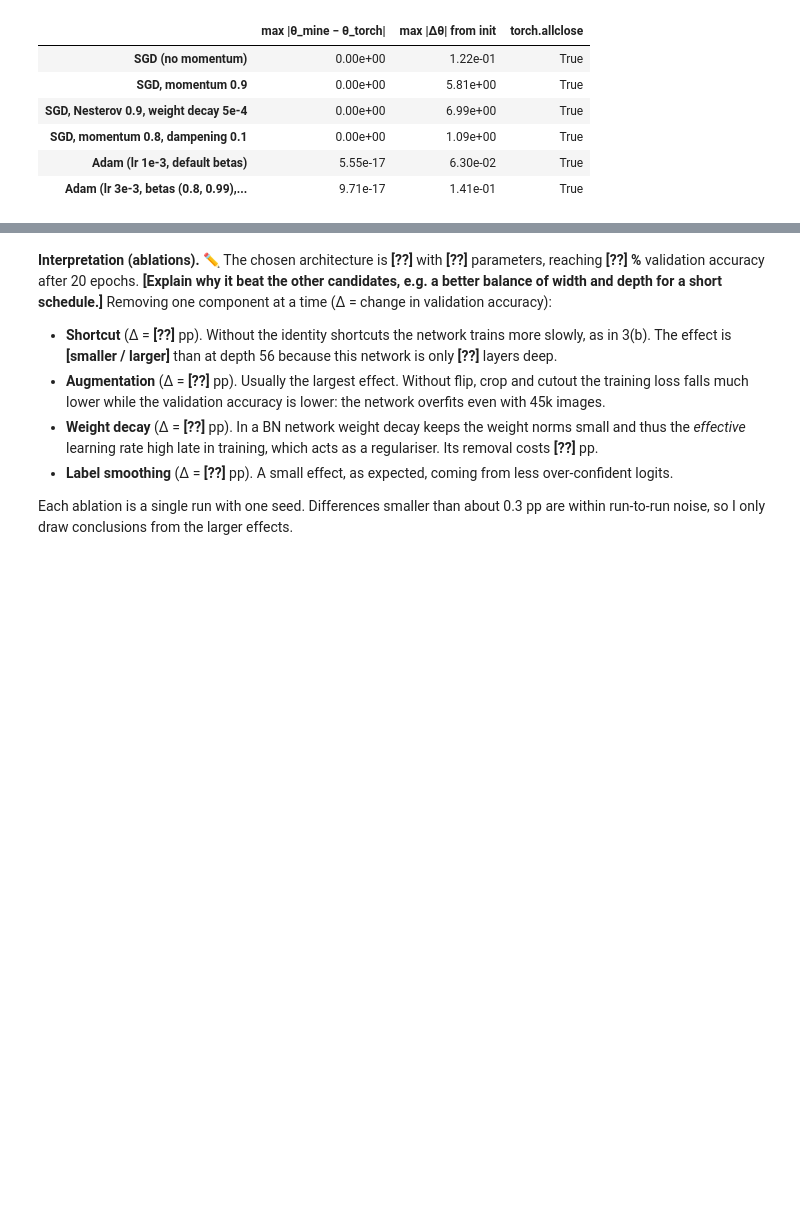
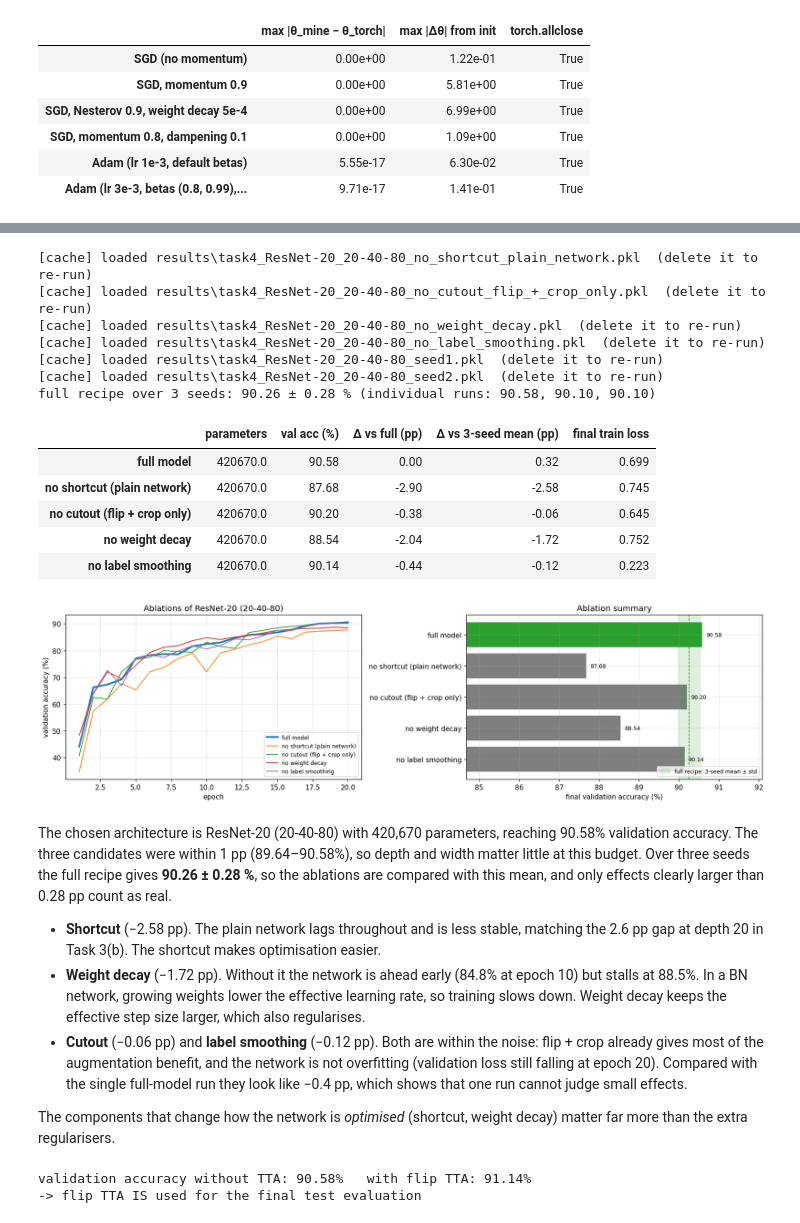
Before and after one commit to dilshan-49/EN4554_A02, a Jupyter notebook: EN4554_A02_CNN.ipynb, the cells around one changed output, grey strips where cells are left out. Cells and saved outputs as stored; diff of their text form; code cells hidden in the pictures; blank space fills up the shorter version.

```diff
--- a/EN4554_A02_CNN.ipynb
+++ b/EN4554_A02_CNN.ipynb
@@ -917,7 +931,7 @@ OPT_GRID = {
     'SGD+momentum': ([1e-3, 1e-2, 1e-1], lambda params, lr: SGDMomentum(params, lr=lr, momentum=0.9)),
     'Adam':         ([1e-4, 1e-3, 1e-2], lambda params, lr: Adam(params, lr=lr)),
 }
-EPOCHS_2C, BS_2C = epochs(10), 128
+EPOCHS_2C, BS_2C = 10, 128
 
 results_2c = {}
 for opt_name, (lrs, make_opt) in OPT_GRID.items():
@@ -1004,7 +1036,7 @@ show_rows([('original', sample, labels),
 # %%
 N_SMALL = 5000
 X_small, Y_small = X_train[:N_SMALL], Y_train[:N_SMALL]     # the split is already random -> random 5k subset
-EPOCHS_3A, BS_3A, LR_3A = epochs(60), 128, 0.05
+EPOCHS_3A, BS_3A, LR_3A = 60, 128, 0.05
 WD, P_DROP, CUTOUT_SIZE, MIXUP_ALPHA = 5e-4, 0.3, 16, 0.4
 
 REG_CONFIGS = {
@@ -1151,5 +1198,5 @@ display(df_params)
 # %%
-EPOCHS_3B = epochs(20)
+EPOCHS_3B = 20
 results_3b = {}
 for depth in DEPTHS:
     for shortcut in [False, True]:
@@ -1261,40 +1350,93 @@ plt.tight_layout(); plt.show()
 # %%
 # ---- step 2: ablations on the chosen architecture (one change at a time) ----
 ABLATIONS = {
-    'no shortcut (plain network)': dict(shortcut=False),
-    'no augmentation':             dict(flip_crop=False, cutout=0),
-    'no weight decay':             dict(weight_decay=0.0),
-    'no label smoothing':          dict(label_smoothing=0.0),
+    'no shortcut (plain network)':  dict(shortcut=False),
+    'no cutout (flip + crop only)': dict(cutout=0),
+    'no weight decay':              dict(weight_decay=0.0),
+    'no label smoothing':           dict(label_smoothing=0.0),
 }
 abl_results = {'full model': cand_results[best_name]}
 for abl_name, change in ABLATIONS.items():
     abl_results[abl_name] = run_t4(f'{best_name} | {abl_name}', {**best_recipe, **change})
 
+# run-to-run noise of the full recipe: same data split, different initialisation and batch order
+seed_accs = [100 * cand_results[best_name]['hist']['val_acc'][-1]] + \
+            [100 * run_t4(best_name, best_recipe, seed=s)['hist']['val_acc'][-1] for s in (1, 2)]
+seed_mean, seed_std = np.mean(seed_accs), np.std(seed_accs, ddof=1)
+print(f'full recipe over 3 seeds: {seed_mean:.2f} ± {seed_std:.2f} % '
+      f'(individual runs: {", ".join(f"{a:.2f}" for a in seed_accs)})')
+
 full_acc = 100 * abl_results['full model']['hist']['val_acc'][-1]
 df_abl = pd.DataFrame({name: {'parameters': r['params'], 'val acc (%)': 100 * r['hist']['val_acc'][-1],
                               'Δ vs full (pp)': 100 * r['hist']['val_acc'][-1] - full_acc,
+                              'Δ vs 3-seed mean (pp)': 100 * r['hist']['val_acc'][-1] - seed_mean,
                               'final train loss': r['hist']['train_loss'][-1]}
                        for name, r in abl_results.items()}).T
 display(df_abl.round(3))
 
 fig, axes = plt.subplots(1, 2, figsize=(15, 4.3))
 for name, r in abl_results.items():
     axes[0].plot(np.arange(1, len(r['hist']['val_acc']) + 1), 100 * np.array(r['hist']['val_acc']),
                  lw=2.5 if name == 'full model' else 1.2, label=name)
 axes[0].set_xlabel('epoch'); axes[0].set_ylabel('validation accuracy (%)'); axes[0].legend(fontsize=8)
 axes[0].set_title(f'Ablations of {best_name}')
 axes[1].barh(df_abl.index[::-1], df_abl['val acc (%)'][::-1], color=['tab:gray'] * (len(df_abl) - 1) + ['tab:green'])
 for i, v in enumerate(df_abl['val acc (%)'][::-1]):
     axes[1].text(v + 0.1, i, f'{v:.2f}', va='center', fontsize=8)
 axes[1].set_xlim(df_abl['val acc (%)'].min() - 3, df_abl['val acc (%)'].max() + 1.5)
 axes[1].set_xlabel('final validation accuracy (%)'); axes[1].set_title('Ablation summary')
+axes[1].axvspan(seed_mean - seed_std, seed_mean + seed_std, color='tab:green', alpha=0.15,
+                label='full recipe: 3-seed mean ± std')
+axes[1].axvline(seed_mean, color='tab:green', ls='--', lw=1)
+axes[1].legend(fontsize=8, loc='lower right')
 plt.tight_layout(); plt.show()
+# %% [output]
+[cache] loaded results\task4_ResNet-20_20-40-80_no_shortcut_plain_network.pkl  (delete it to re-run)
+[cache] loaded results\task4_ResNet-20_20-40-80_no_cutout_flip_+_crop_only.pkl  (delete it to re-run)
+[cache] loaded results\task4_ResNet-20_20-40-80_no_weight_decay.pkl  (delete it to re-run)
+[cache] loaded results\task4_ResNet-20_20-40-80_no_label_smoothing.pkl  (delete it to re-run)
+[cache] loaded results\task4_ResNet-20_20-40-80_seed1.pkl  (delete it to re-run)
+[cache] loaded results\task4_ResNet-20_20-40-80_seed2.pkl  (delete it to re-run)
+full recipe over 3 seeds: 90.26 ± 0.28 % (individual runs: 90.58, 90.10, 90.10)
+|  | parameters | val acc (%) | Δ vs full (pp) | Δ vs 3-seed mean (pp) | final train loss |
+| full model | 420670.0 | 90.58 | 0.00 | 0.32 | 0.699 |
+| no shortcut (plain network) | 420670.0 | 87.68 | -2.90 | -2.58 | 0.745 |
+| no cutout (flip + crop only) | 420670.0 | 90.20 | -0.38 | -0.06 | 0.645 |
+| no weight decay | 420670.0 | 88.54 | -2.04 | -1.72 | 0.752 |
+| no label smoothing | 420670.0 | 90.14 | -0.44 | -0.12 | 0.223 |
+[figure, added]
 # %% [markdown]
-**Interpretation (ablations).** ✏️ The chosen architecture is **[??]** with **[??]** parameters, reaching **[??] %** validation accuracy after 20 epochs. **[Explain why it beat the other candidates, e.g. a better balance of width and depth for a short schedule.]** Removing one component at a time (Δ = change in validation accuracy):
+The chosen architecture is ResNet-20 (20-40-80) with 420,670 parameters, reaching 90.58% validation accuracy. The three candidates were within 1 pp (89.64–90.58%), so depth and width matter little at this budget. Over three seeds the full recipe gives **90.26 ± 0.28 %**, so the ablations are compared with this mean, and only effects clearly larger than 0.28 pp count as real.
 
-* **Shortcut** (Δ = **[??]** pp). Without the identity shortcuts the network trains more slowly, as in 3(b). The effect is **[smaller / larger]** than at depth 56 because this network is only **[??]** layers deep.
-* **Augmentation** (Δ = **[??]** pp). Usually the largest effect. Without flip, crop and cutout the training loss falls much lower while the validation accuracy is lower: the network overfits even with 45k images.
-* **Weight decay** (Δ = **[??]** pp). In a BN network weight decay keeps the weight norms small and thus the *effective* learning rate high late in training, which acts as a regulariser. Its removal costs **[??]** pp.
-* **Label smoothing** (Δ = **[??]** pp). A small effect, as expected, coming from less over-confident logits.
+* **Shortcut** (−2.58 pp). The plain network lags throughout and is less stable, matching the 2.6 pp gap at depth 20 in Task 3(b). The shortcut makes optimisation easier.
+* **Weight decay** (−1.72 pp). Without it the network is ahead early (84.8% at epoch 10) but stalls at 88.5%. In a BN network, growing weights lower the effective learning rate, so training slows down. Weight decay keeps the effective step size larger, which also regularises.
+* **Cutout** (−0.06 pp) and **label smoothing** (−0.12 pp). Both are within the noise: flip + crop already gives most of the augmentation benefit, and the network is not overfitting (validation loss still falling at epoch 20). Compared with the single full-model run they look like −0.4 pp, which shows that one run cannot judge small effects.
 
-Each ablation is a single run with one seed. Differences smaller than about 0.3 pp are within run-to-run noise, so I only draw conclusions from the larger effects.
+The components that change how the network is *optimised* (shortcut, weight decay) matter far more than the extra regularisers.
+# %%
+# ---- step 3: test-time augmentation (flip), decided on the VALIDATION set ----
+@torch.no_grad()
+def predict(model, X, tta=False, batch_size=1000):
+    """Class predictions; with tta=True the softmax outputs for the image and its mirror image are averaged."""
+    model.eval()
+    preds = []
+    for k in range(0, len(X), batch_size):
+        xb = X[k:k + batch_size]
+        with autocast_ctx():
+            out = model(xb).float()
+            if tta:
+                out = out.softmax(1) + model(xb.flip(3)).float().softmax(1)
+        preds.append(out.argmax(1))
+    return torch.cat(preds)
+
+final = cand_results[best_name]
+final_model = build_t4(final['recipe']).to(device)
+final_model.load_state_dict(from_portable(final['state_dict']))
+val_acc_plain = (predict(final_model, X_val) == Y_val).float().mean().item()
+val_acc_tta = (predict(final_model, X_val, tta=True) == Y_val).float().mean().item()
+USE_TTA = val_acc_tta > val_acc_plain
+print(f'validation accuracy without TTA: {100 * val_acc_plain:.2f}%   with flip TTA: {100 * val_acc_tta:.2f}%')
+print('-> flip TTA', 'IS' if USE_TTA else 'is NOT', 'used for the final test evaluation')
+# %% [output]
+validation accuracy without TTA: 90.58%   with flip TTA: 91.14%
+-> flip TTA IS used for the final test evaluation
```
Also changed, not shown: parts of 38 cells of this notebook, 1 other file.
